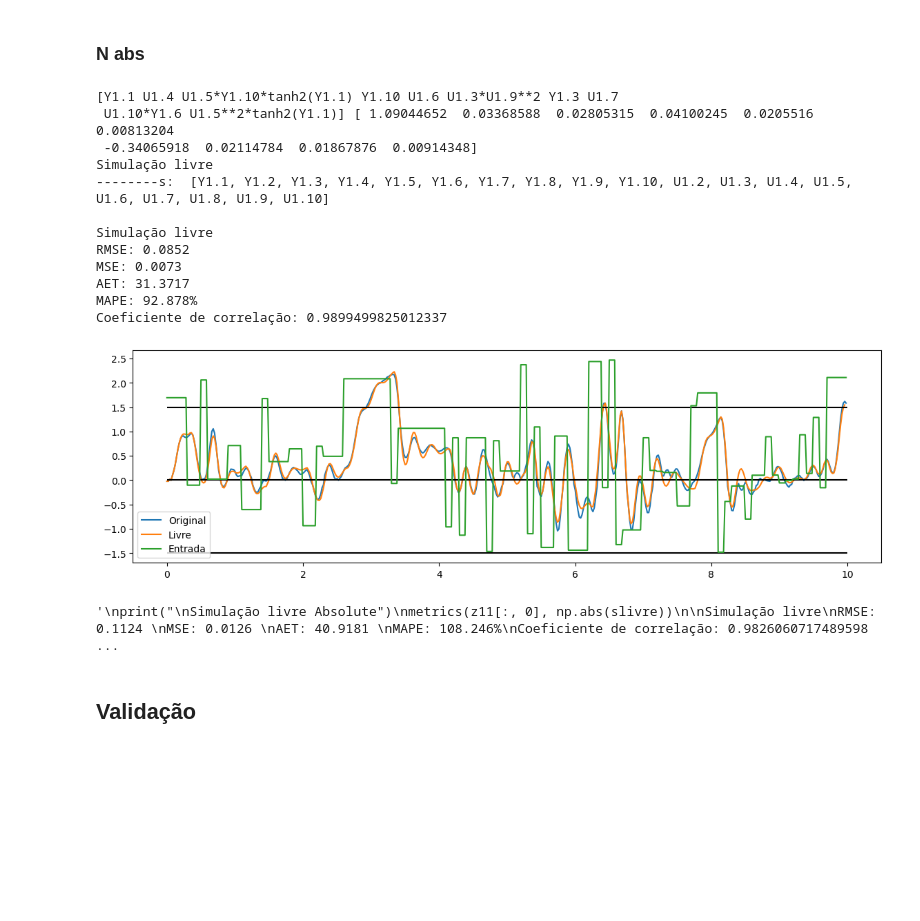
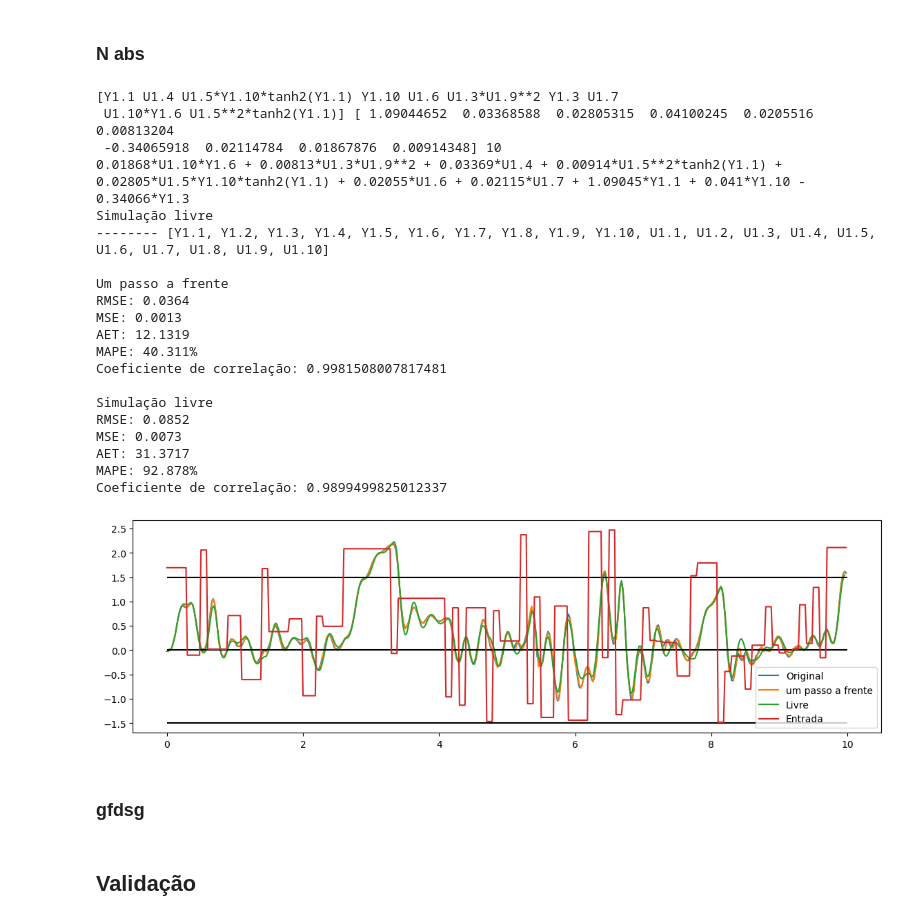
Before and after one commit to JonhLucas/NARX_MISO, a Jupyter notebook: simpleNarx/couplemotor_clean.ipynb, the cells around one changed output. Drawn from its saved outputs; the diff is of its cells as text; code cells hidden in the pictures; blank space fills up the shorter version.

```diff
--- a/simpleNarx/couplemotor_clean.ipynb
+++ b/simpleNarx/couplemotor_clean.ipynb
@@ -98,12 +98,13 @@ output = 0  # 0 ou 1
 
 y = zc11.copy()
 u = u11.copy()
-num = [12]
+num = [12]#[15]#
 params = []
 
-params.append({'nb':[10],'na':[10], 'level':3, 'nonlinear':[0,0,0,1,0, 1, 0, 0, 0], 'root':False, 'delay':2, 'diff':False})
-#params.append({'nb':[10],'na':[10], 'level':3, 'nonlinear':[0,0,0,1,0, 1, 0, 0, 0], 'root':False, 'delay':0, 'diff':False}) #11
-#params.append({'nb':[6],'na':[8], 'level':2, 'nonlinear':[0,0,0,1,0], 'root':False, 'delay':0, 'diff':False}) #9
+rho = 0.000001#0.00000001#
+#params.append({'nb':[10],'na':[10], 'level':3, 'nonlinear':[0,0,0,3,0, 3, 0, 0, 0], 'root':False, 'delay':2, 'diff':False})
+params.append({'nb':[10],'na':[10], 'level':3, 'nonlinear':[0,0,0,1,0, 1, 0, 0, 0], 'root':False, 'delay':2, 'diff':False}) #melhor
+
 
 sselector = structureSelector()
 ss = sselector.symbolic_regressors(**params[output], intg=False)
@@ -111,63 +112,53 @@ ss = sselector.symbolic_regressors(**params[output], intg=False)
 vCandidatos = sselector.matrix_candidate(u.T, y.T, **params[output], dt=0.1)
 
 pad = max(max(params[output]['nb']), max(params[output]['na']))
-psi, selected  = sselector.semp(vCandidatos.T, y[pad:, output], num[output], 0.000001)
+psi, selected  = sselector.semp(vCandidatos.T, y[pad:, output], num[output], rho)
 theta = LSM(y[pad:, output], psi)
 model = ss[selected]
 
-print(model, theta)
-#print(model @ np.round(theta, 5))
+print(model, theta, len(model))
+print(model @ np.round(theta, 5))
 
 slivre = sselector.predict(u.T, y.T, theta, ss[selected], params[output]['nb'], params[output]['na'], output, params[output]['delay'], params[output]['diff'], dt=0.1, intg=False)
 yhat = sselector.oneStepForward(u.T, y.T, theta, ss[selected], params[output]['nb'], params[output]['na'], output, params[output]['diff'], dt=0.1, intg=False)
 
-'''print("\nUm passo a frente")
-metrics(y[:, 0], yhat)'''
+print("\nUm passo a frente")
+metrics(y[:, 0], yhat)
 print("\nSimulação livre")
 metrics(y[:, 0], slivre)
 
 fim = -1
 s = 0#t-20
 ts = np.arange(0, 10, 0.02)
 plt.figure(figsize=(14, 4))
 plt.plot(ts, y, label='Original')
 #plt.plot(ts[s:fim], yhat[s:fim], label='um passo a frente')
 plt.plot(ts[s:fim], slivre[s:fim], label='Livre')
 plt.hlines([1.5, 0, -1.5], 0, 10, colors='black')
 plt.plot(ts, u, label='Entrada')
 plt.legend()
 plt.show()
-
-'''
-print("\nSimulação livre Absolute")
-metrics(z11[:, 0], np.abs(slivre))
-
-Simulação livre
-RMSE: 0.1124
-MSE: 0.0126
-AET: 40.9181
-MAPE: 108.246%
-Coeficiente de correlação: 0.9826060717489598
-
-Simulação livre
-RMSE: 0.1113
-MSE: 0.0124
-AET: 40.294
-MAPE: 107.264%
-Coeficiente de correlação: 0.9829055003775857
-'''
 # %% [output]
 [Y1.1 U1.4 U1.5*Y1.10*tanh2(Y1.1) Y1.10 U1.6 U1.3*U1.9**2 Y1.3 U1.7
  U1.10*Y1.6 U1.5**2*tanh2(Y1.1)] [ 1.09044652  0.03368588  0.02805315  0.04100245  0.0205516   0.00813204
- -0.34065918  0.02114784  0.01867876  0.00914348]
+ -0.34065918  0.02114784  0.01867876  0.00914348] 10
+0.01868*U1.10*Y1.6 + 0.00813*U1.3*U1.9**2 + 0.03369*U1.4 + 0.00914*U1.5**2*tanh2(Y1.1) + 0.02805*U1.5*Y1.10*tanh2(Y1.1) + 0.02055*U1.6 + 0.02115*U1.7 + 1.09045*Y1.1 + 0.041*Y1.10 - 0.34066*Y1.3
 Simulação livre
---------s:  [Y1.1, Y1.2, Y1.3, Y1.4, Y1.5, Y1.6, Y1.7, Y1.8, Y1.9, Y1.10, U1.2, U1.3, U1.4, U1.5, U1.6, U1.7, U1.8, U1.9, U1.10]
+-------- [Y1.1, Y1.2, Y1.3, Y1.4, Y1.5, Y1.6, Y1.7, Y1.8, Y1.9, Y1.10, U1.1, U1.2, U1.3, U1.4, U1.5, U1.6, U1.7, U1.8, U1.9, U1.10]
+
+Um passo a frente
+RMSE: 0.0364
+MSE: 0.0013
+AET: 12.1319
+MAPE: 40.311%
+Coeficiente de correlação: 0.9981508007817481
 
 Simulação livre
 RMSE: 0.0852
 MSE: 0.0073
 AET: 31.3717
 MAPE: 92.878%
 Coeficiente de correlação: 0.9899499825012337
-[figure, old version]
+[figure, new version]
-'\nprint("\nSimulação livre Absolute")\nmetrics(z11[:, 0], np.abs(slivre))\n\nSimulação livre\nRMSE: 0.1124 \nMSE: 0.0126 \nAET: 40.9181 \nMAPE: 108.246%\nCoeficiente de correlação: 0.9826060717489598 ...
+# %% [markdown]
+### gfdsg
```
Also changed, not shown: parts of 6 cells of this notebook, 3 other files.
